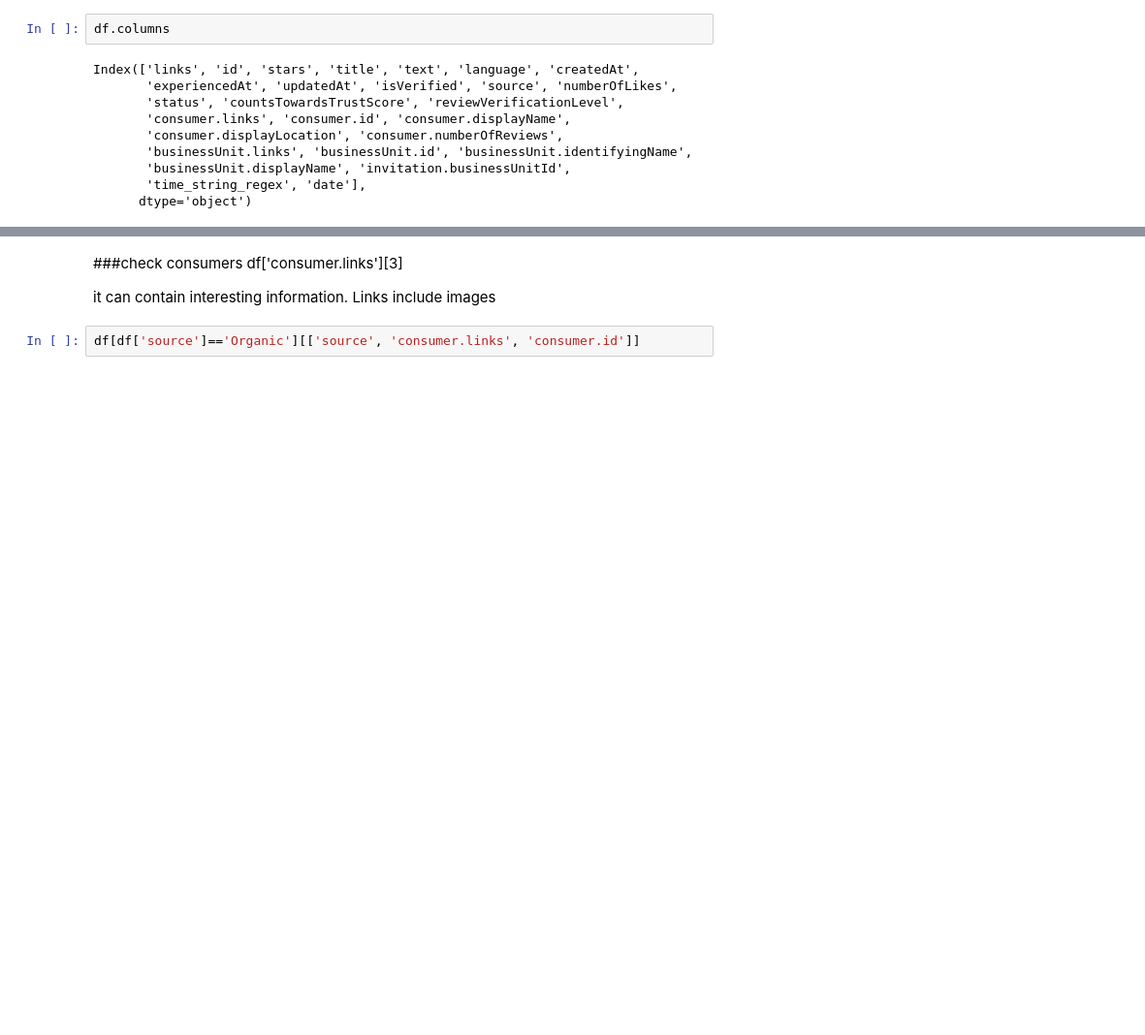
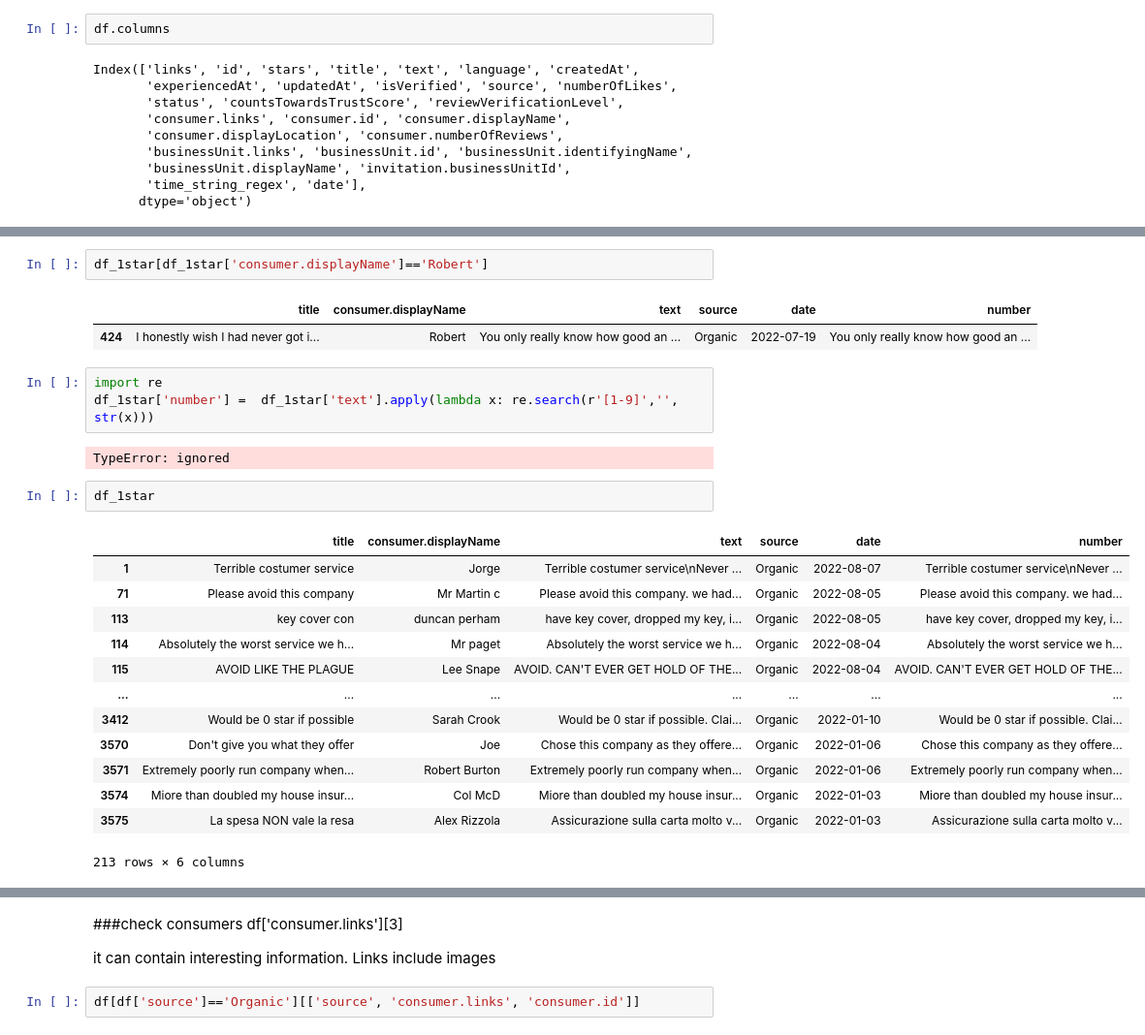
Before and after one commit to evegarcianz/ScrapingAPI, a Jupyter notebook: TrustpilotWebScrapeAPI.ipynb, the cells around one changed output, grey strips where cells are left out. Shown: that part at 97% size. Saved outputs shown, nothing was run; the diff lists cells and outputs as text; blank space fills up the shorter version.

```diff
--- a/TrustpilotWebScrapeAPI.ipynb
+++ b/TrustpilotWebScrapeAPI.ipynb
@@ -308,0 +404,26 @@ fig.show()
+# %%
+df_1star[df_1star['consumer.displayName']=='Robert']
+# %% [output]
+|  | title | consumer.displayName | text | source | date | number |
+| 424 | I honestly wish I had never got i... | Robert | You only really know how good an ... | Organic | 2022-07-19 | You only really know how good an ... |
+# %%
+import re
+df_1star['number'] =  df_1star['text'].apply(lambda x: re.search(r'[1-9]','', str(x)))
+# %% [output]
+TypeError: ignored
+# %%
+df_1star
+# %% [output]
+|  | title | consumer.displayName | text | source | date | number |
+| 1 | Terrible costumer service | Jorge | Terrible costumer service\nNever ... | Organic | 2022-08-07 | Terrible costumer service\nNever ... |
+| 71 | Please avoid this company | Mr Martin c | Please avoid this company. we had... | Organic | 2022-08-05 | Please avoid this company. we had... |
+| 113 | key cover con | duncan perham | have key cover, dropped my key, i... | Organic | 2022-08-05 | have key cover, dropped my key, i... |
+| 114 | Absolutely the worst service we h... | Mr paget | Absolutely the worst service we h... | Organic | 2022-08-04 | Absolutely the worst service we h... |
+| 115 | AVOID LIKE THE PLAGUE | Lee Snape | AVOID. CAN'T EVER GET HOLD OF THE... | Organic | 2022-08-04 | AVOID. CAN'T EVER GET HOLD OF THE... |
+| ... | ... | ... | ... | ... | ... | ... |
+| 3412 | Would be 0 star if possible | Sarah Crook | Would be 0 star if possible. Clai... | Organic | 2022-01-10 | Would be 0 star if possible. Clai... |
+| 3570 | Don't give you what they offer | Joe | Chose this company as they offere... | Organic | 2022-01-06 | Chose this company as they offere... |
+| 3571 | Extremely poorly run company when... | Robert Burton | Extremely poorly run company when... | Organic | 2022-01-06 | Extremely poorly run company when... |
+| 3574 | Miore than doubled my house insur... | Col McD | Miore than doubled my house insur... | Organic | 2022-01-03 | Miore than doubled my house insur... |
+| 3575 | La spesa NON vale la resa | Alex Rizzola | Assicurazione sulla carta molto v... | Organic | 2022-01-03 | Assicurazione sulla carta molto v... |
+213 rows × 6 columns
```
Also changed, not shown: parts of 22 cells of this notebook.
